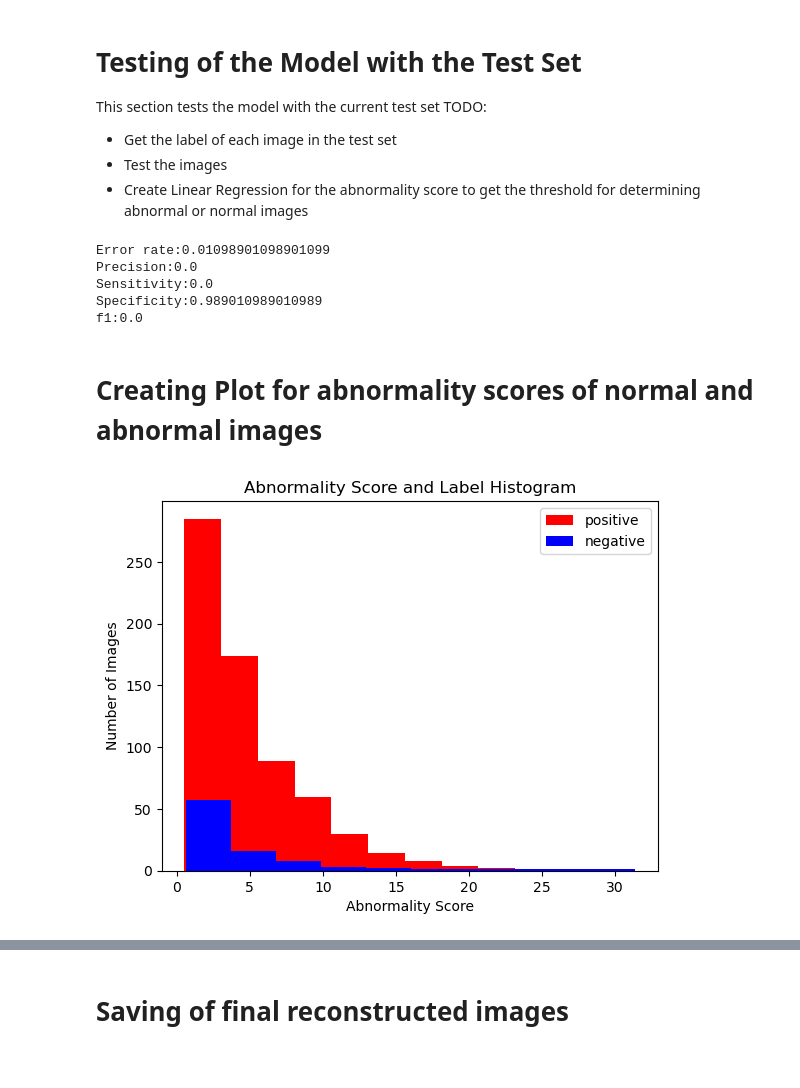
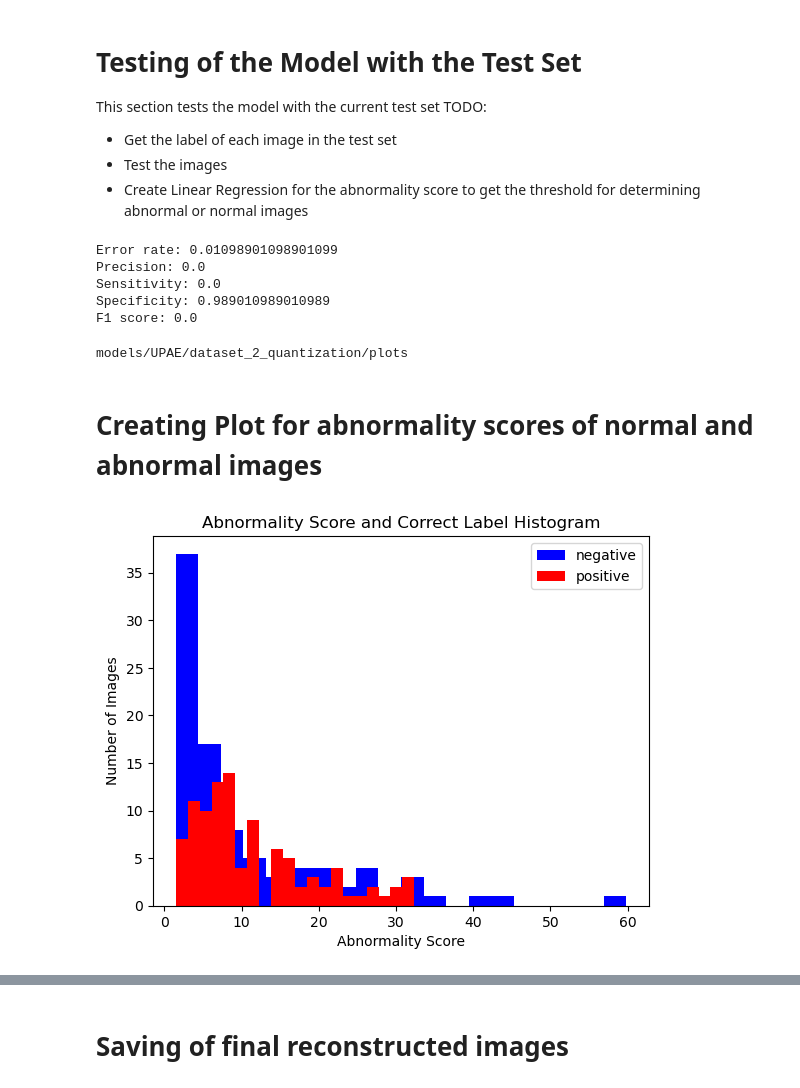
Before and after one commit to aronnicksnts/MURA-Classification, a Jupyter notebook: main_notebook.ipynb, the cells around one changed output, grey strips where cells are left out. Drawn from its saved outputs; the diff is of its cells as text; code cells hidden in the pictures.

```diff
--- a/main_notebook.ipynb
+++ b/main_notebook.ipynb
@@ -47,7 +47,7 @@ xla_global_id: 416903419
 This section lets the user edit on what model parameters to run, the model directory and parameters should exist prior to changing the file path
 # %%
 # All editable variables
-model_file_path = "models/UPAE/dataset_1"
+model_file_path = "models/UPAE/dataset_2_quantization"
 # %%
 # Get model parameters
 try:
@@ -225,7 +226,7 @@ test_images = np.array(test_images)
 # %%
 history_valid = model.predict(image_datasets['test'], batch_size=batch_size)
 # %%
-abnor_scores = history_valid[2]
+abnor_scores = history_valid[1]
 #converting to an array of numbers instead of tensor
 abnor_scores = [item.numpy() for item in abnor_scores if isinstance(item, tf.Tensor)]
 abnor_scores = [float(item) for item in abnor_scores]
@@ -260,36 +261,58 @@ pres = metrics.precision_score(labels, y_pred)
 sens = metrics.recall_score(labels, y_pred, pos_label=1)
 spec = metrics.recall_score(labels, y_pred, pos_label=0)
 f1 = metrics.f1_score(labels, y_pred)
-print('Error rate:{}'.format(fpr[idx]))
-print('Precision:{} \nSensitivity:{} \nSpecificity:{} \nf1:{}\n'.format(
-     pres, sens, spec, f1))
+error_rate = fpr[idx]
+
+metrics_dict = {
+    "Error rate": error_rate,
+    "Precision": pres,
+    "Sensitivity": sens,
+    "Specificity": spec,
+    "F1 score": f1
+}
+
+
+# Print the metrics
+print("Error rate: {}".format(error_rate))
+print("Precision: {}".format(pres))
+print("Sensitivity: {}".format(sens))
+print("Specificity: {}".format(spec))
+print("F1 score: {}".format(f1))
+
+# Save the metrics to a JSON file
+with open(f"{save_directory}/metrics.json", "w") as json_file:
+    json.dump(metrics_dict, json_file)
 # %% [output]
-Error rate:0.01098901098901099
-Precision:0.0
-Sensitivity:0.0
-Specificity:0.989010989010989
-f1:0.0
+Error rate: 0.01098901098901099
+Precision: 0.0
+Sensitivity: 0.0
+Specificity: 0.989010989010989
+F1 score: 0.0
+# %%
+print(save_directory)
+# %% [output]
+models/UPAE/dataset_2_quantization/plots
 # %% [markdown]
 # Creating Plot for abnormality scores of normal and abnormal images
 # %%
 # Histogram for Positives and Negatives of the testing set
 positive = []
 negative = []
 for i in range(len(labels)):
     if labels[i] == 1:
         positive.append(abnor_scores[i])
     else:
         negative.append(abnor_scores[i])
-plt.hist(positive, color='red', label='positive')
-plt.hist(negative, color='blue', label='negative')
+plt.hist(negative, color='blue', label='negative', bins=20)
+plt.hist(positive, color='red', label='positive',bins=20)
 # Get x and y labels
 plt.xlabel('Abnormality Score')
 plt.ylabel('Number of Images')
 plt.title("Abnormality Score and Correct Label Histogram")
 plt.legend()
 plt.savefig(f'{save_directory}/testing_abnormality_scores.png')
 # %% [output]
-[figure, old version]
+[figure, new version]
 # %%
 positive = []
 negative = []
```
Also changed, not shown: parts of 6 cells of this notebook.
